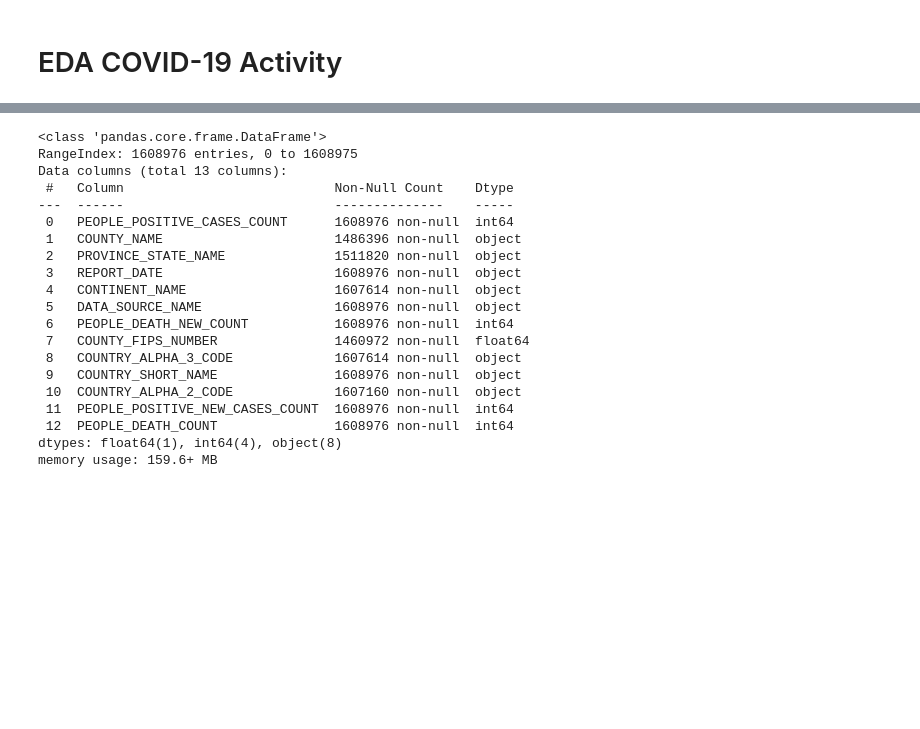
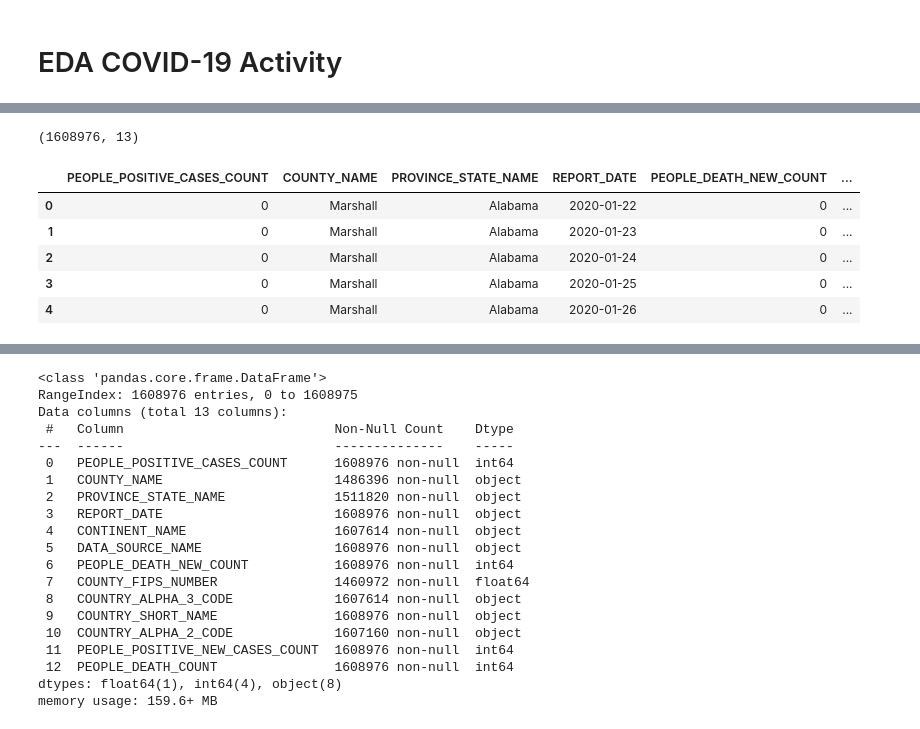
Before and after one commit to BorisRendon/Covid-impact-USA-Analysis, a Jupyter notebook: C19D/EDA_C19D.ipynb, the cells around one changed output, grey strips where cells are left out. Drawn from its saved outputs; the diff is of its cells as text; code cells hidden in the pictures; blank space fills up the shorter version.

```diff
--- a/C19D/EDA_C19D.ipynb
+++ b/C19D/EDA_C19D.ipynb
@@ -15,3 +17,19 @@ df.head()
 | 2 | 0 | Marshall | Alabama | 2020-01-24 | America | New York Times | ... |
 | 3 | 0 | Marshall | Alabama | 2020-01-25 | America | New York Times | ... |
 | 4 | 0 | Marshall | Alabama | 2020-01-26 | America | New York Times | ... |
+# %%
+df.shape
+# %% [output]
+(1608976, 13)
+# %%
+pre = df.loc[df['COUNTRY_ALPHA_3_CODE'] == 'USA']
+pre.head()
+new = pre.loc[:,['PEOPLE_POSITIVE_CASES_COUNT', 'COUNTY_NAME', 'PROVINCE_STATE_NAME', 'REPORT_DATE', 'PEOPLE_DEATH_NEW_COUNT', 'PEOPLE_POSITIVE_NEW_CASES_COUNT', 'PEOPLE_DEATH_COUNT']]
+new.head()
+# %% [output]
+|  | PEOPLE_POSITIVE_CASES_COUNT | COUNTY_NAME | PROVINCE_STATE_NAME | REPORT_DATE | PEOPLE_DEATH_NEW_COUNT | ... |
+| 0 | 0 | Marshall | Alabama | 2020-01-22 | 0 | ... |
+| 1 | 0 | Marshall | Alabama | 2020-01-23 | 0 | ... |
+| 2 | 0 | Marshall | Alabama | 2020-01-24 | 0 | ... |
+| 3 | 0 | Marshall | Alabama | 2020-01-25 | 0 | ... |
+| 4 | 0 | Marshall | Alabama | 2020-01-26 | 0 | ... |
```
Also changed, not shown: parts of 7 cells of this notebook, 1 other file.
